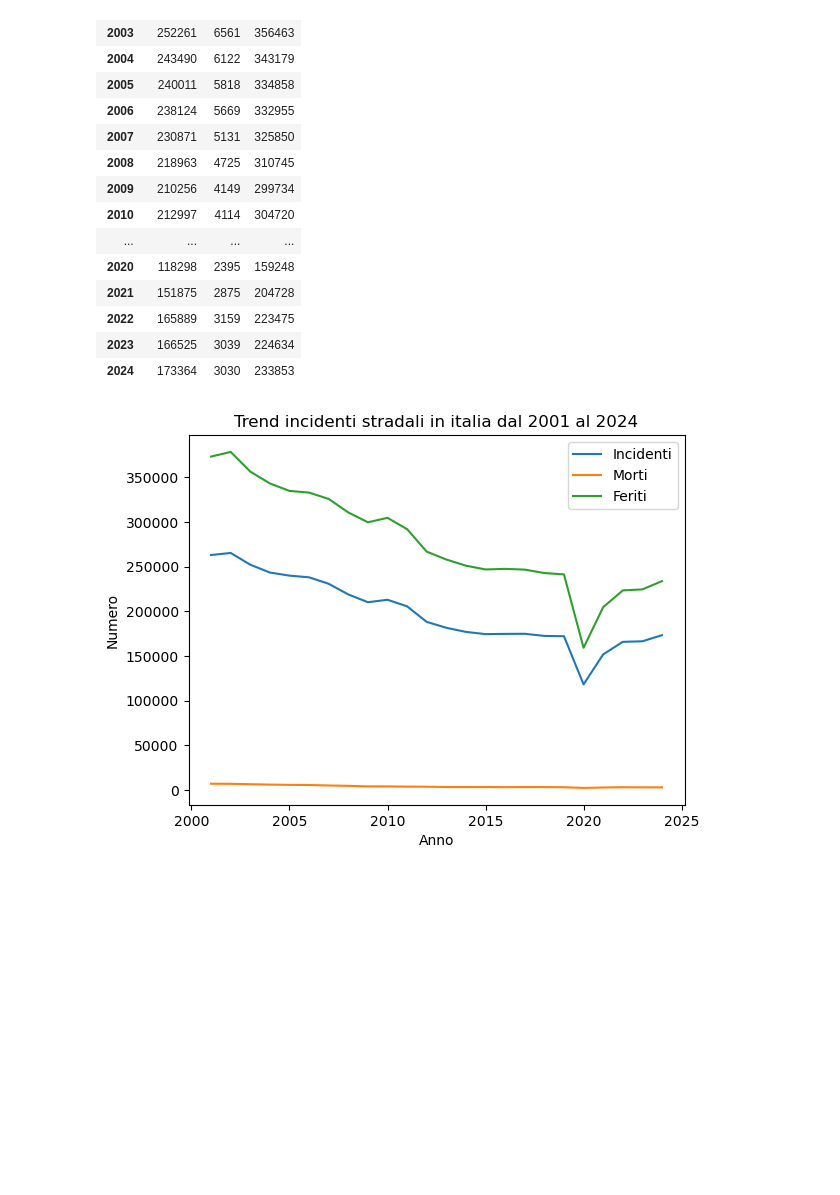
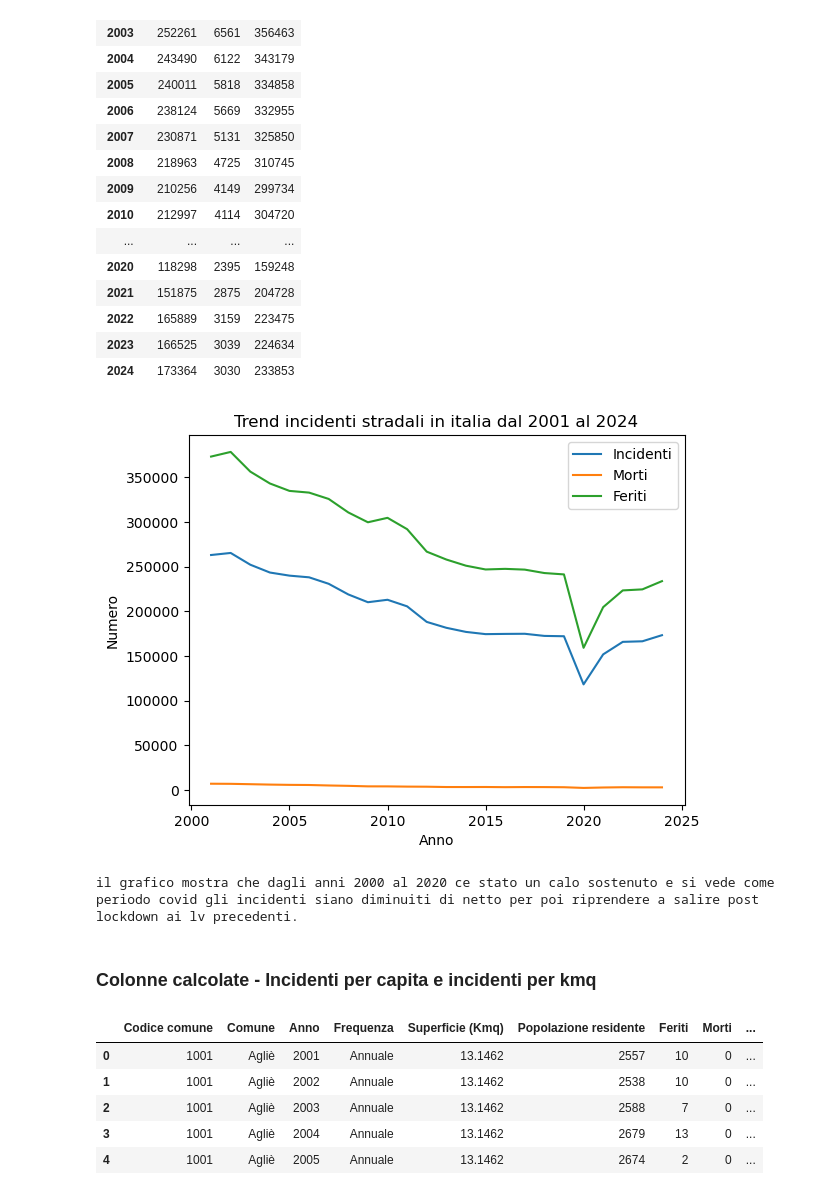
Before and after one commit to gesonbani72-prog/Data-Analytics---Capstone-Project, a Jupyter notebook: analisi_statistica.ipynb, the cells around one changed output. Drawn from its saved outputs; the diff is of its cells as text; code cells hidden in the pictures; blank space fills up the shorter version.

```diff
--- a/analisi_statistica.ipynb
+++ b/analisi_statistica.ipynb
@@ -219,6 +234,22 @@ plt.xlabel('Anno')
 plt.ylabel('Numero')
 plt.show()
 
-print(f'')
+print(f'il grafico mostra che dagli anni 2000 al 2020 ce stato un calo sostenuto e si vede come periodo covid gli incidenti siano diminuiti di netto per poi riprendere a salire post lockdown ai lv precedenti.')
 # %% [output]
 [figure]
+il grafico mostra che dagli anni 2000 al 2020 ce stato un calo sostenuto e si vede come periodo covid gli incidenti siano diminuiti di netto per poi riprendere a salire post lockdown ai lv precedenti.
+# %% [markdown]
+### Colonne calcolate - Incidenti per capita e incidenti per kmq
+# %%
+# ho deciso di fare ogni mille abitanti per rendere il dato più leggibile
+df['Incidenti pro capite (1000 abitanti)'] = (df['Incidenti'] / df['Popolazione residente'])*1000
+# calcolo quanti incidenti ci sono per kmq
+df['Incidenti per kmq'] = df['Incidenti'] / df['Superficie (Kmq)']
+df.head()
+# %% [output]
+|  | Codice comune | Comune | Anno | Frequenza | Superficie (Kmq) | Popolazione residente | Feriti | Morti | ... |
+| 0 | 1001 | Agliè | 2001 | Annuale | 13.1462 | 2557 | 10 | 0 | ... |
+| 1 | 1001 | Agliè | 2002 | Annuale | 13.1462 | 2538 | 10 | 0 | ... |
+| 2 | 1001 | Agliè | 2003 | Annuale | 13.1462 | 2588 | 7 | 0 | ... |
+| 3 | 1001 | Agliè | 2004 | Annuale | 13.1462 | 2679 | 13 | 0 | ... |
+| 4 | 1001 | Agliè | 2005 | Annuale | 13.1462 | 2674 | 2 | 0 | ... |
```
Also changed, not shown: parts of 5 cells of this notebook.
